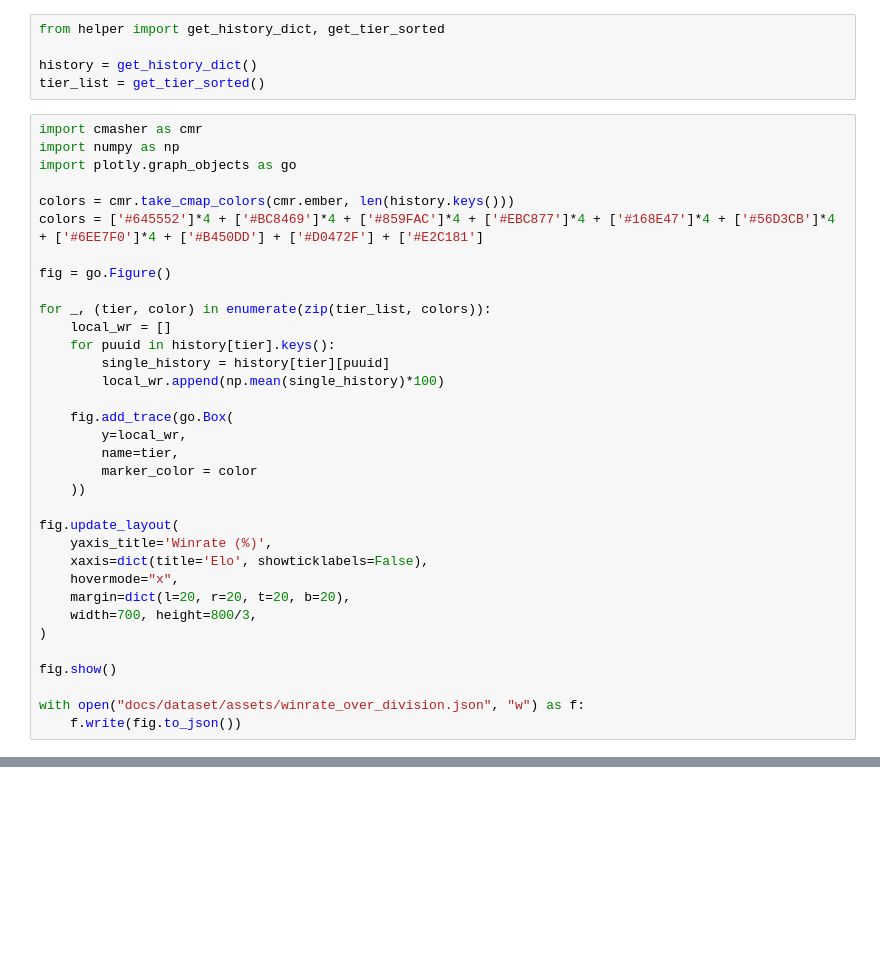
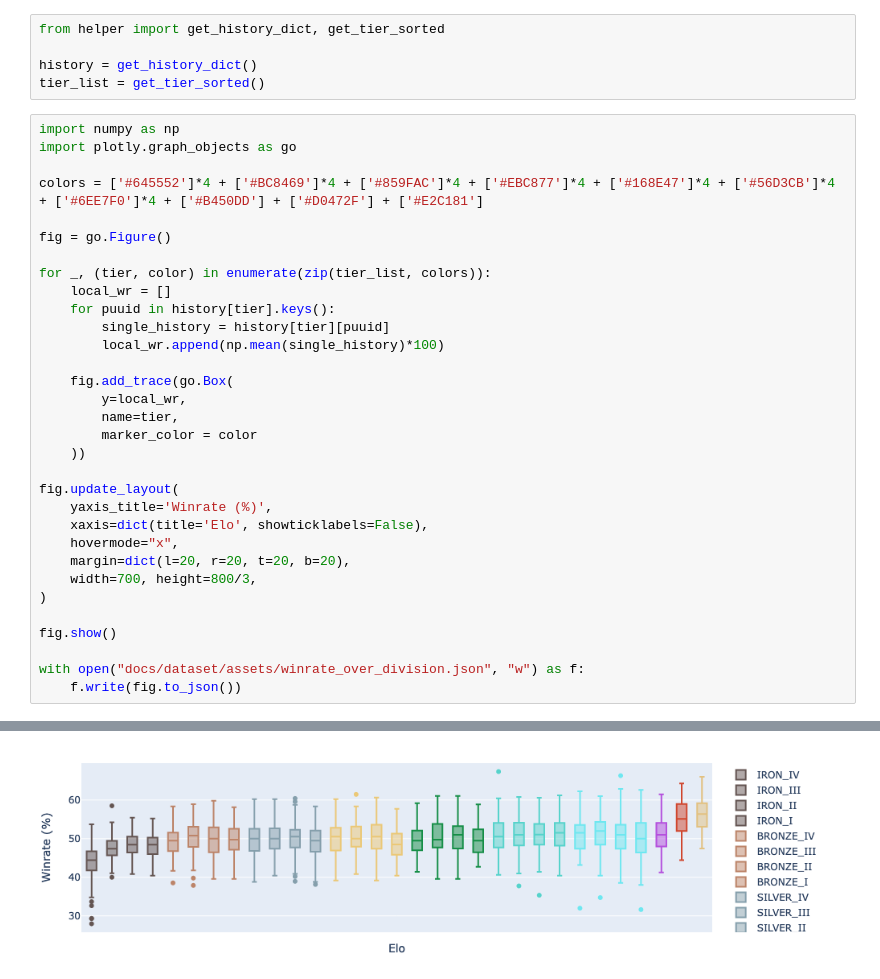
Before and after one commit to renecotyfanboy/leagueProject, a Jupyter notebook: dataset_exploration.ipynb, the cells around one changed output, grey strips where cells are left out. Saved outputs shown, nothing was run; the diff lists cells and outputs as text; blank space fills up the shorter version.

```diff
--- a/dataset_exploration.ipynb
+++ b/dataset_exploration.ipynb
@@ -4,11 +4,9 @@ from helper import get_history_dict, get_tier_sorted
 history = get_history_dict()
 tier_list = get_tier_sorted()
 # %%
-import cmasher as cmr
 import numpy as np
 import plotly.graph_objects as go
 
-colors = cmr.take_cmap_colors(cmr.ember, len(history.keys()))
 colors = ['#645552']*4 + ['#BC8469']*4 + ['#859FAC']*4 + ['#EBC877']*4 + ['#168E47']*4 + ['#56D3CB']*4 + ['#6EE7F0']*4 + ['#B450DD'] + ['#D0472F'] + ['#E2C181']
 
 fig = go.Figure()
@@ -42,0 +40 @@ with open("docs/dataset/assets/winrate_over_division.json", "w") as f:
+[figure, added]
```
Also changed, not shown: parts of 1 cell of this notebook, 2 other files.
